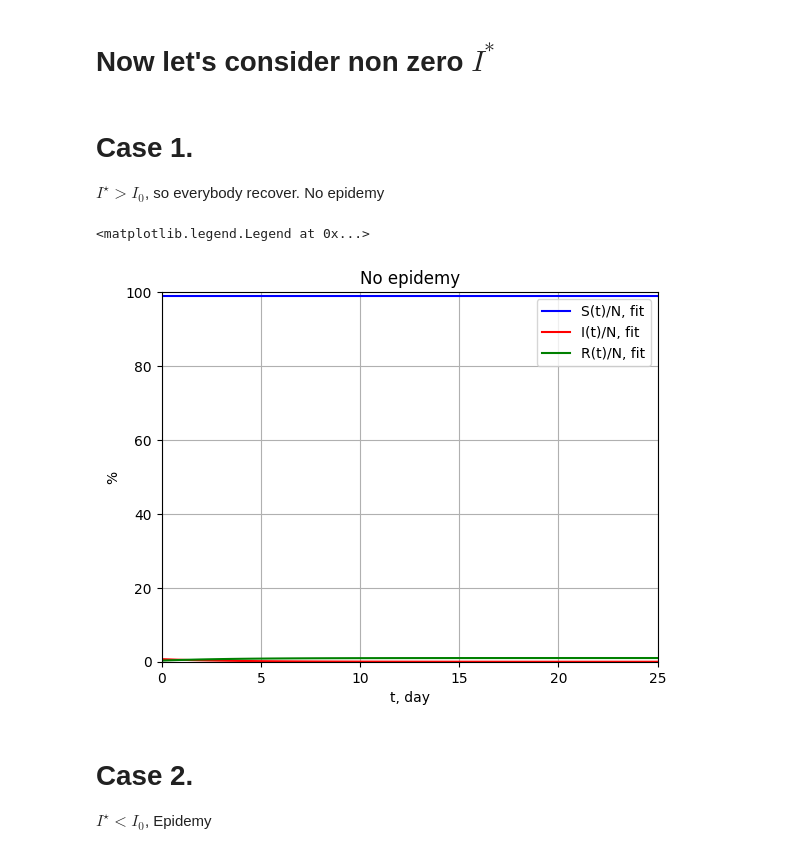
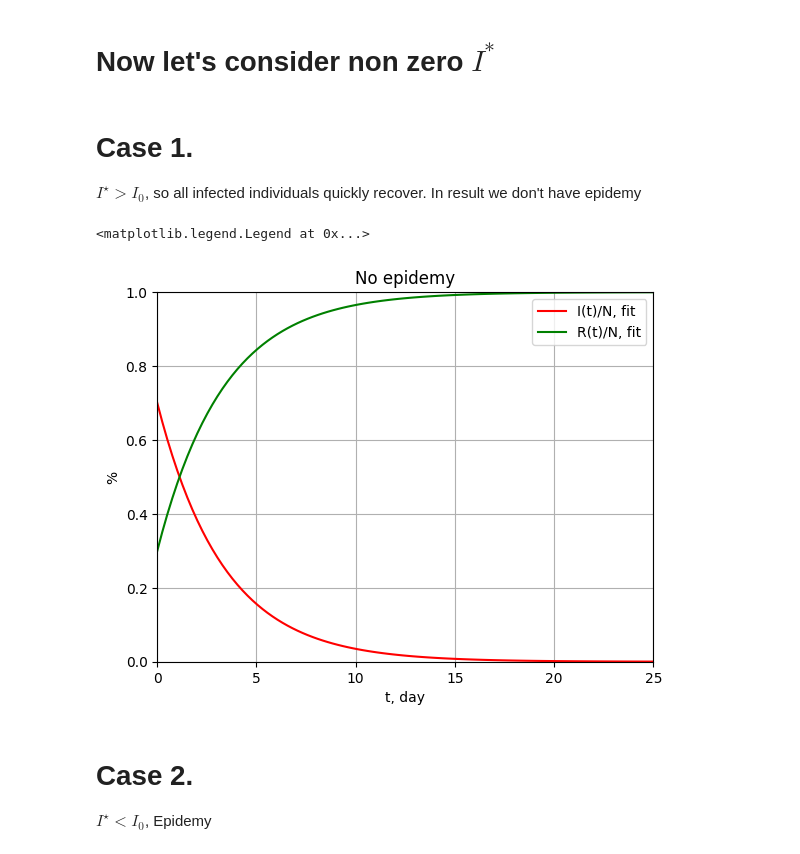
Before and after one commit to Musfer/goit_3, a Jupyter notebook: week4/Hw4.2.ipynb, the cells around one changed output. Saved outputs shown, nothing was run; the diff lists cells and outputs as text; code cells hidden in the pictures.

```diff
--- a/week4/Hw4.2.ipynb
+++ b/week4/Hw4.2.ipynb
@@ -102,7 +102,7 @@ plt.legend()
 # %% [markdown]
 # Case 1.
 
-$I^{\star}>I_0$, so everybody recover. No epidemy
+$I^{\star}>I_0$, so all infected individuals quickly recover. In result we don't have epidemy
 # %%
 I_star = I_0+1
 
@@ -119,36 +119,36 @@ A = np.array([[-alpha, 0],
 A_star = np.array([[0, 0],
                [0, -beta],])
 # A = np.matrix([[-alpha, 0], [alpha, beta]])
 # A_star = np.matrix([[-0, 0], [0, beta]])
 # print(np.dot(A, X0))
 def dXdt(X, t):
     if X.item(1) > I_star:
         return np.dot(A,X)
     else:
         return np.dot(A_star,X)
 
 X = odeint(dXdt, X0, t_steps)
 S = X[:,0]
 # print(S)
 I = X[:,1]
 R = N - S - I
 S_fit = interpolate.interp1d(t_steps, S)
 I_fit = interpolate.interp1d(t_steps, I)
 R_fit = interpolate.interp1d(t_steps, R)
 
-plt.plot(t_steps, S_fit(t_steps)/N*100, color=colors[0], label="S(t)/N, fit")
+# plt.plot(t_steps, S_fit(t_steps)/N*100, color=colors[0], label="S(t)/N, fit")
 plt.plot(t_steps, I_fit(t_steps)/N*100, color=colors[1], label="I(t)/N, fit")
 plt.plot(t_steps, R_fit(t_steps)/N*100, color=colors[2], label="R(t)/N, fit")
 plt.title("No epidemy")
-plt.ylim([0,100])
+plt.ylim([0,1])
 plt.xlim([t_0,t_f])
 plt.xlabel("t, day")
 plt.ylabel("%")
 plt.grid()
 plt.legend()
 # %% [output]
 <matplotlib.legend.Legend at 0x...>
-[figure, old version]
+[figure, new version]
 # %% [markdown]
 # Case 2.
 
```
Also changed, not shown: parts of 1 cell of this notebook.
